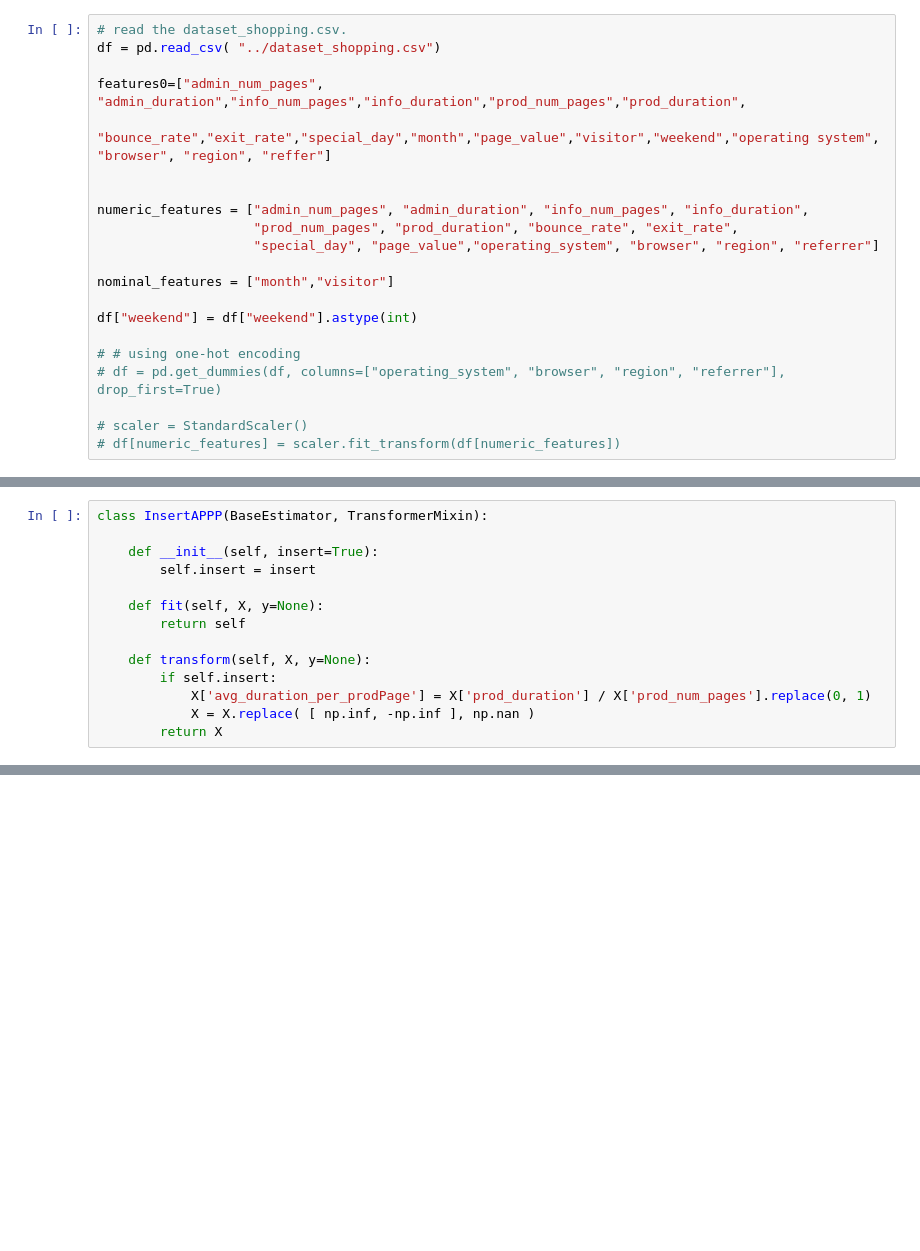
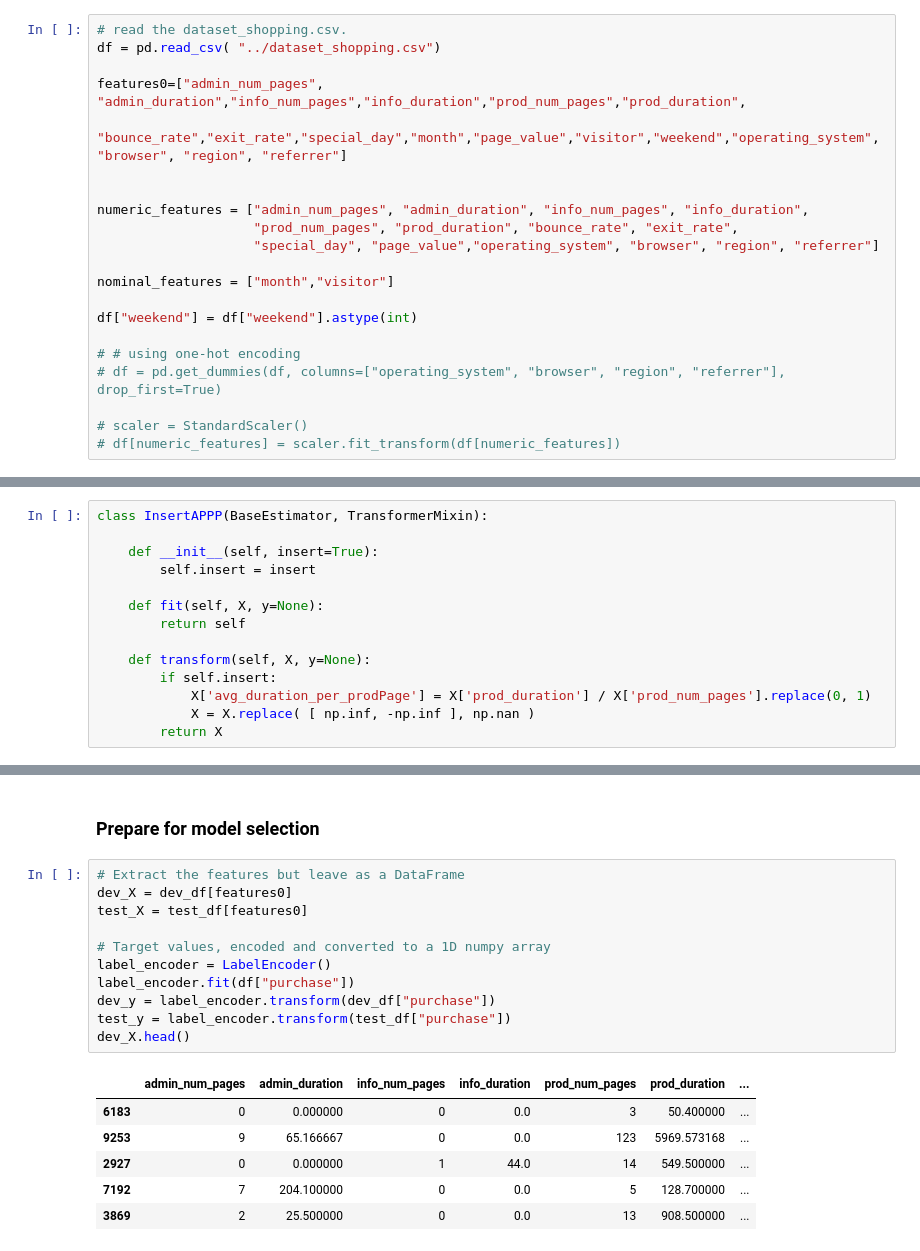
Before and after one commit to yuwei-jpg/CourseSera_Practice, a Jupyter notebook: ai1.ipynb, the cells around one changed output, grey strips where cells are left out. Saved outputs shown, nothing was run; the diff lists cells and outputs as text; blank space fills up the shorter version.

```diff
--- a/ai1.ipynb
+++ b/ai1.ipynb
@@ -175,7 +188,7 @@ The rabel is True
 df = pd.read_csv( "../dataset_shopping.csv")
 
 features0=["admin_num_pages", "admin_duration","info_num_pages","info_duration","prod_num_pages","prod_duration",
-            "bounce_rate","exit_rate","special_day","month","page_value","visitor","weekend","operating system", "browser", "region", "reffer"]
+            "bounce_rate","exit_rate","special_day","month","page_value","visitor","weekend","operating_system", "browser", "region", "referrer"]
 
 
 numeric_features = ["admin_num_pages", "admin_duration", "info_num_pages", "info_duration",
@@ -311 +371,21 @@ preprocessor = ColumnTransformer([
         remainder="drop")
+# %% [markdown]
+### Prepare for model selection
+# %%
+# Extract the features but leave as a DataFrame
+dev_X = dev_df[features0]
+test_X = test_df[features0]
+
+# Target values, encoded and converted to a 1D numpy array
+label_encoder = LabelEncoder()
+label_encoder.fit(df["purchase"])
+dev_y = label_encoder.transform(dev_df["purchase"])
+test_y = label_encoder.transform(test_df["purchase"])
+dev_X.head()
+# %% [output]
+|  | admin_num_pages | admin_duration | info_num_pages | info_duration | prod_num_pages | prod_duration | ... |
+| 6183 | 0 | 0.000000 | 0 | 0.0 | 3 | 50.400000 | ... |
+| 9253 | 9 | 65.166667 | 0 | 0.0 | 123 | 5969.573168 | ... |
+| 2927 | 0 | 0.000000 | 1 | 44.0 | 14 | 549.500000 | ... |
+| 7192 | 7 | 204.100000 | 0 | 0.0 | 5 | 128.700000 | ... |
+| 3869 | 2 | 25.500000 | 0 | 0.0 | 13 | 908.500000 | ... |
```
Also changed, not shown: parts of 24 cells of this notebook.
